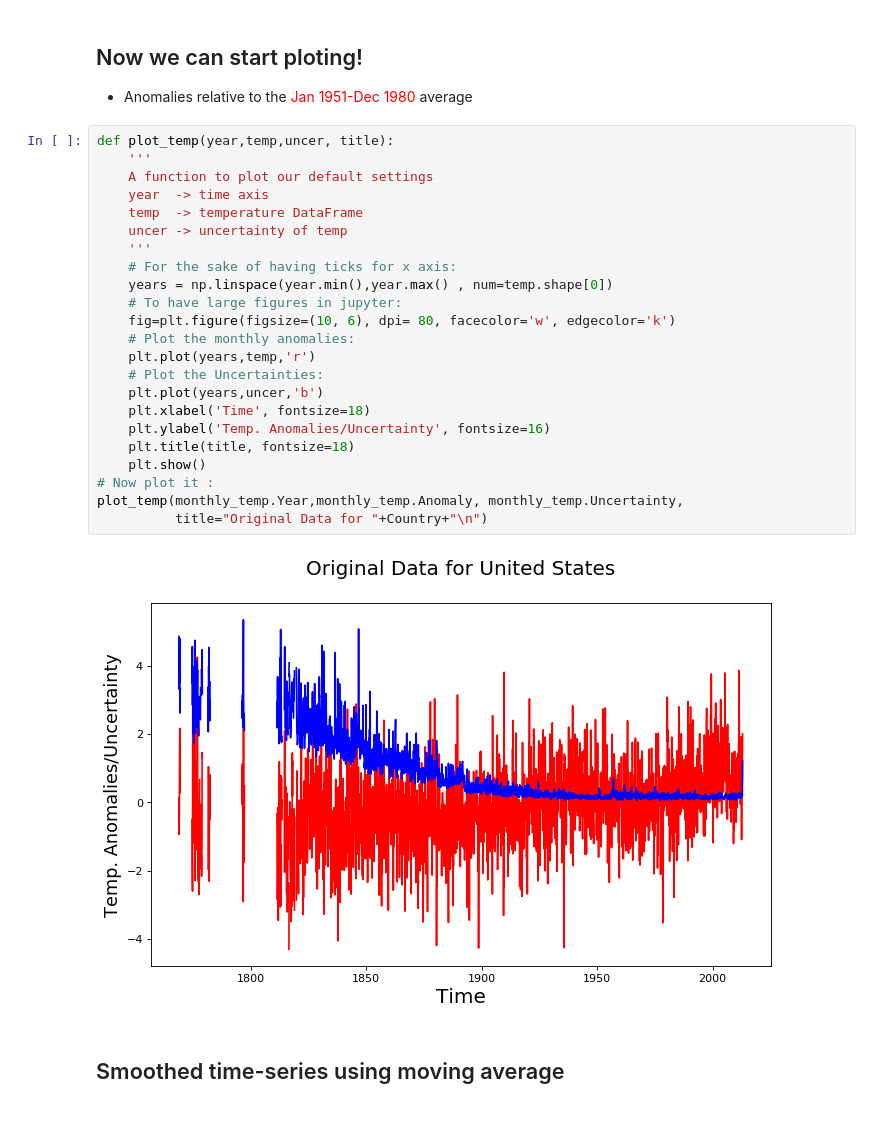
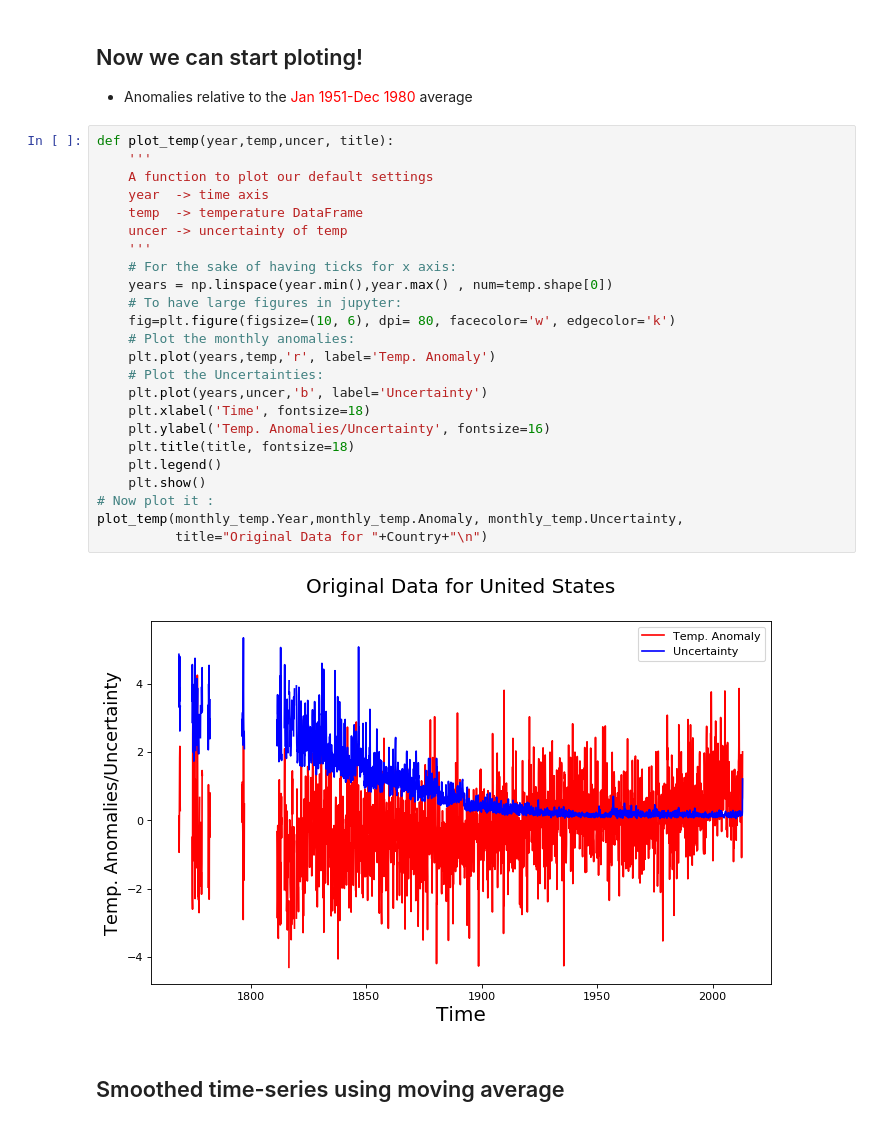
Before and after one commit to bijanfallah/temp_trend, a Jupyter notebook: temp_trend.ipynb, the cells around one changed output. Drawn from its saved outputs; the diff is of its cells as text.

Commit message:
added the legends

```diff
--- a/temp_trend.ipynb
+++ b/temp_trend.ipynb
@@ -57,28 +57,29 @@ monthly_temp.head()
 # %%
 def plot_temp(year,temp,uncer, title):
     '''
     A function to plot our default settings
     year  -> time axis
     temp  -> temperature DataFrame
     uncer -> uncertainty of temp
     '''
     # For the sake of having ticks for x axis:
     years = np.linspace(year.min(),year.max() , num=temp.shape[0])
     # To have large figures in jupyter:
     fig=plt.figure(figsize=(10, 6), dpi= 80, facecolor='w', edgecolor='k')
     # Plot the monthly anomalies:
-    plt.plot(years,temp,'r')
+    plt.plot(years,temp,'r', label='Temp. Anomaly')
     # Plot the Uncertainties:
-    plt.plot(years,uncer,'b')
+    plt.plot(years,uncer,'b', label='Uncertainty')
     plt.xlabel('Time', fontsize=18)
     plt.ylabel('Temp. Anomalies/Uncertainty', fontsize=16)
     plt.title(title, fontsize=18)
+    plt.legend()
     plt.show()
 # Now plot it :
 plot_temp(monthly_temp.Year,monthly_temp.Anomaly, monthly_temp.Uncertainty,
           title="Original Data for "+Country+"\n")
 # %% [output]
-[figure, old version]
+[figure, new version]
 # %% [markdown]
 ## Smoothed time-series using moving average
 # %%
```
Also changed, not shown: parts of 1 cell of this notebook.
